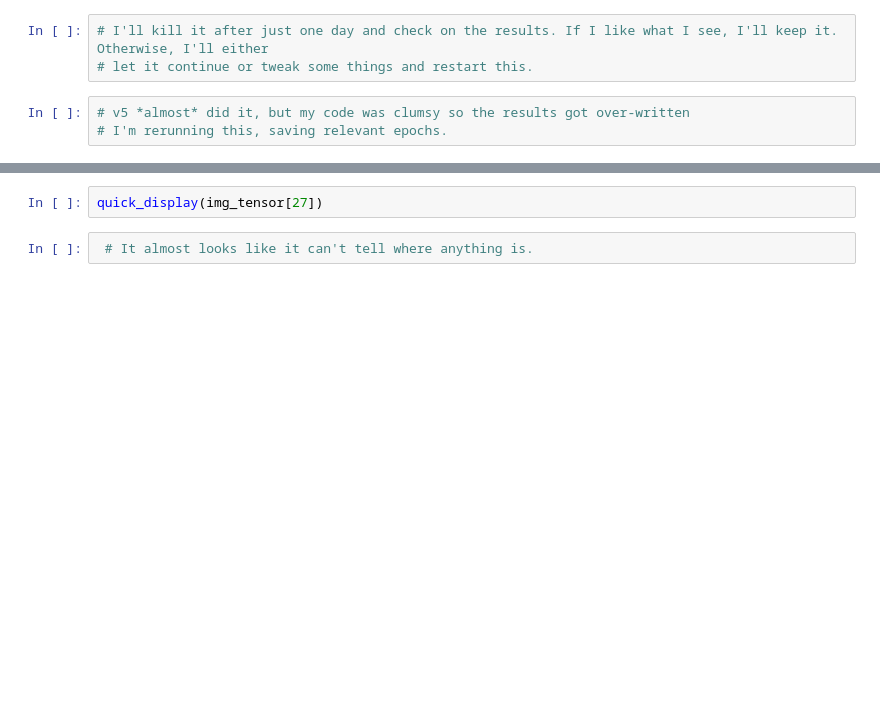
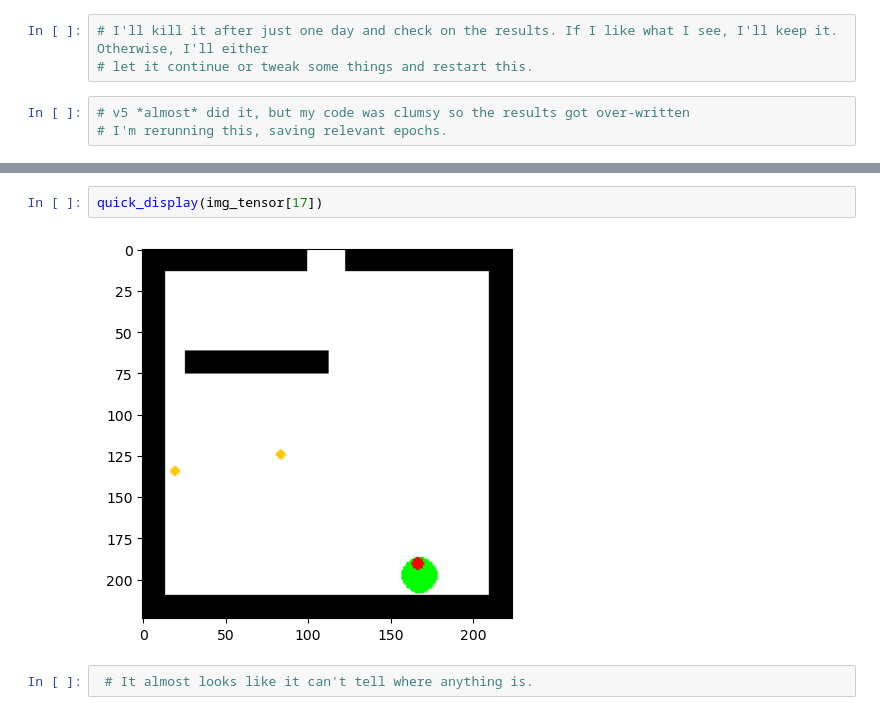
Before and after one commit to atbolsh/TransformerHomunculus, a Jupyter notebook: ImagePretraining.ipynb, the cells around one changed output, grey strips where cells are left out. Drawn from its saved outputs; the diff is of its cells as text; blank space fills up the shorter version.

```diff
--- a/ImagePretraining.ipynb
+++ b/ImagePretraining.ipynb
@@ -88,5 +132,7 @@ quick_display(recon[27])
 # %%
-quick_display(img_tensor[27])
+quick_display(img_tensor[17])
+# %% [output]
+[figure, added]
 # %%
  # It almost looks like it can't tell where anything is.
 # %%
```
Also changed, not shown: parts of 11 cells of this notebook.
